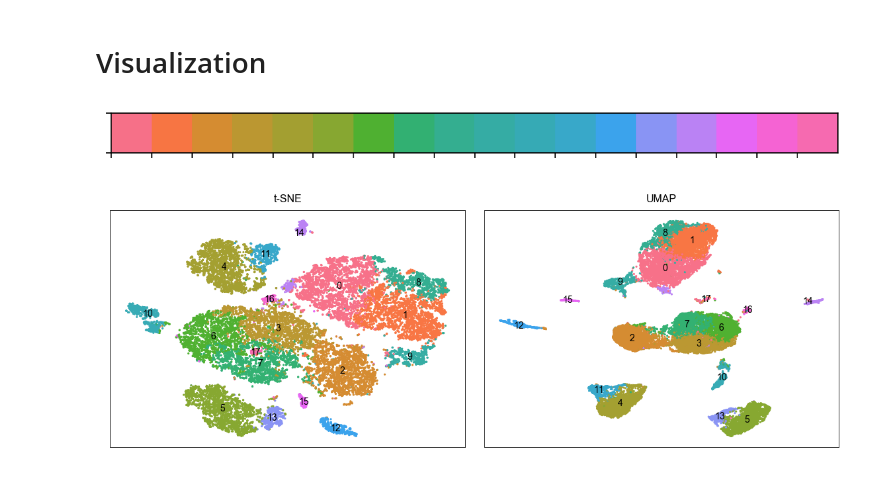
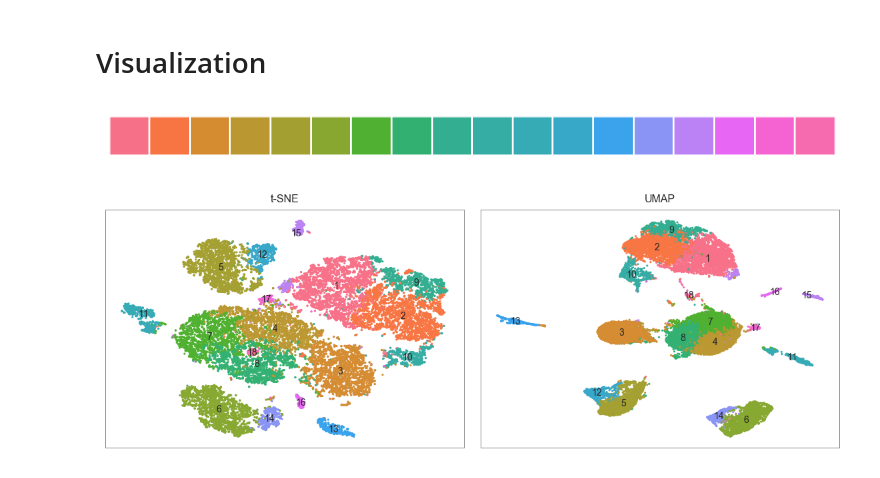
Before and after one commit to jlduan/Reprogram-Seq, a Jupyter notebook: notebooks/jupyter_notebooks/clustering.ipynb, the cells around one changed output. Saved outputs shown, nothing was run; the diff lists cells and outputs as text; code cells hidden in the pictures.

```diff
--- a/notebooks/jupyter_notebooks/clustering.ipynb
+++ b/notebooks/jupyter_notebooks/clustering.ipynb
@@ -92,7 +93,7 @@ _, expr_readcount_use_colnames \
 # Median normalization
 # %%
 expr_readcount_norm = expr_readcount_use.copy()
-print('Raw median UMIs per cell is {}'.format(np.median(expr_readcount_use.sum(axis=0).A1)))
+print('Raw median UMIs per cell is {}'.format(np.median(a=expr_readcount_use.sum(axis=0).A1)))
 
 # filter
 col_idx, = np.where((expr_readcount_norm > 0).sum(axis=0).A1 >= 200)
@@ -103,9 +104,9 @@ row_idx = np.logical_and((expr_readcount_norm > 0).sum(axis=1).A1 >= 30,
                          (expr_readcount_norm).sum(axis=1).A1 >= 60)
 expr_readcount_norm = expr_readcount_norm[row_idx,]
 
-expr_readcount_norm_features = np.array(features)[row_idx]
+expr_readcount_norm_features = features[row_idx]
 
-print('After filtering, median UMIs per cell is {}'.format(np.median(expr_readcount_norm.sum(axis=0).A1)))
+print('After filtering, median UMIs per cell is {}'.format(np.median(a=expr_readcount_norm.sum(axis=0).A1)))
 expr_readcount_norm.shape
 # %% [output]
 Raw median UMIs per cell is 3608.0
@@ -113,7 +114,7 @@ After filtering, median UMIs per cell is 4001.5
 (16535, 25776)
 # %%
 # normalize
-expr_readcount_norm.data = np.median(expr_readcount_norm.sum(axis=0).A1) * \
+expr_readcount_norm.data = np.median(a=expr_readcount_norm.sum(axis=0).A1) * \
     expr_readcount_norm.data / np.repeat(expr_readcount_norm.sum(axis=0).A1, np.diff(expr_readcount_norm.indptr))
 
 # reselect cells
@@ -161,7 +162,9 @@ def _it_sol(s_data, g_hat, d_hat, g_bar, t2, a, b, conv=0.0001) -> Tuple[float,
 # Dimensionality reduction
 # %%
 # standardize
-expr_readcount_norm_log_corrected_std = StandardScaler().fit_transform(expr_readcount_norm_log_corrected)
+expr_readcount_norm_log_corrected_std = StandardScaler(copy=True,
+                                                       with_mean=True,
+                                                       with_std=True).fit_transform(expr_readcount_norm_log_corrected)
 # %% [markdown]
 <a id='pca'></a>
 # %%
@@ -387,19 +390,27 @@ embedding = pd.DataFrame(np.concatenate((embedding_tsne, embedding_umap), axis=1
                          columns=['x_t-sne', 'y_t-sne', 'x_umap', 'y_umap'],
                          index=cells_included)
 
-embedding['cluster'] = mat.obs_vector('louvain').astype(np.int)
+embedding['cluster'] = mat.obs_vector('louvain').astype(np.int) + 1
 # %%
 if not Path('embedding.csv').is_file():
     embedding.to_csv('embedding.csv')
 # %%
+sns.set(context='notebook',
+        style='darkgrid',
+        palette='deep',
+        font='sans-serif',
+        font_scale=1,
+        color_codes=True,
+        rc=None)
+
 cluster_labels = embedding.groupby('cluster').median()
 
 cluster_colors = sns.color_palette(palette='husl', n_colors=embedding['cluster'].nunique())
-sns.palplot(pal=cluster_colors, size=0.5)
+sns.palplot(pal=cluster_colors, size=0.4)
 
-embedding['color'] = embedding['cluster'].map({i + 0 : j for i, j in enumerate(cluster_colors)})
+embedding['color'] = embedding['cluster'].map({i + 1: j for i, j in enumerate(cluster_colors)})
 # %% [output]
-[figure, old version]
+[figure, new version]
 # %%
 vis_methods = ['t-SNE', 'UMAP']
 
@@ -426,6 +437,7 @@ for index, value in enumerate(vis_methods):
                              verticalalignment='center')
 
     axes[index].set_title(label=value, fontdict=None, loc='center', fontsize=8)
+    axes[index].set_facecolor('white')
 
     for i in ['top','bottom','left','right']:
         axes[index].spines[i].set_linewidth(w=0.5)
@@ -436,7 +448,7 @@ for index, value in enumerate(vis_methods):
 
 plt.tight_layout()
 # %% [output]
-[figure, old version]
+[figure, new version]
 # %%
 if not Path('Pyplot_embedding_tsne_umap.pdf').is_file():
     fig.savefig(fname='Pyplot_embedding_tsne_umap.pdf',
```
Also changed, not shown: parts of 6 cells of this notebook.
